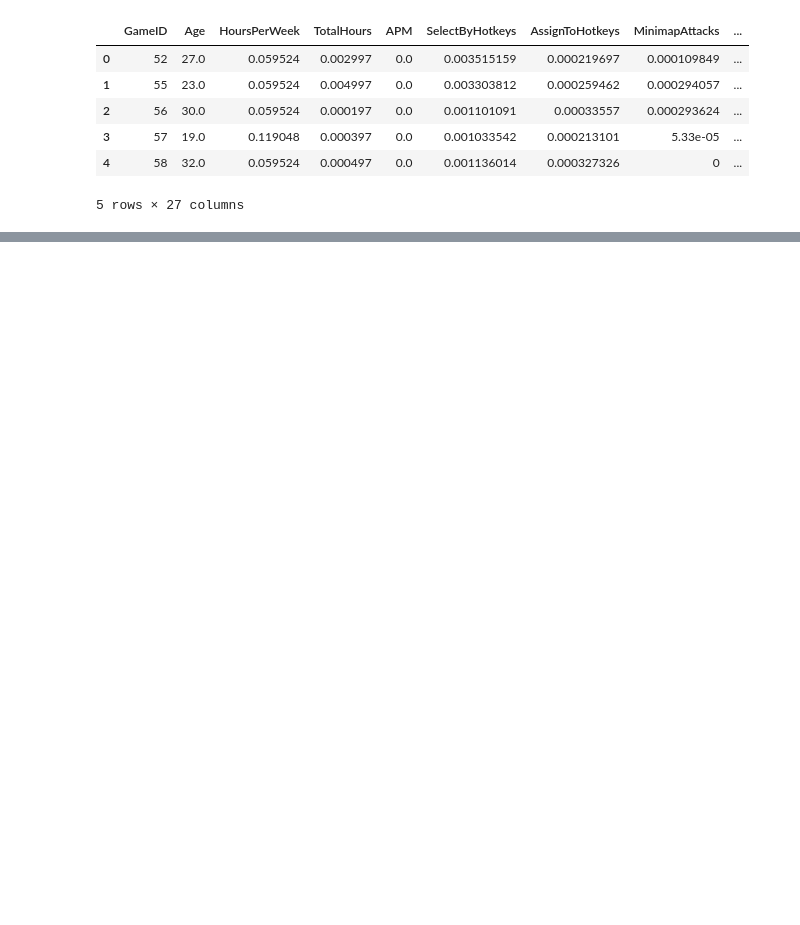
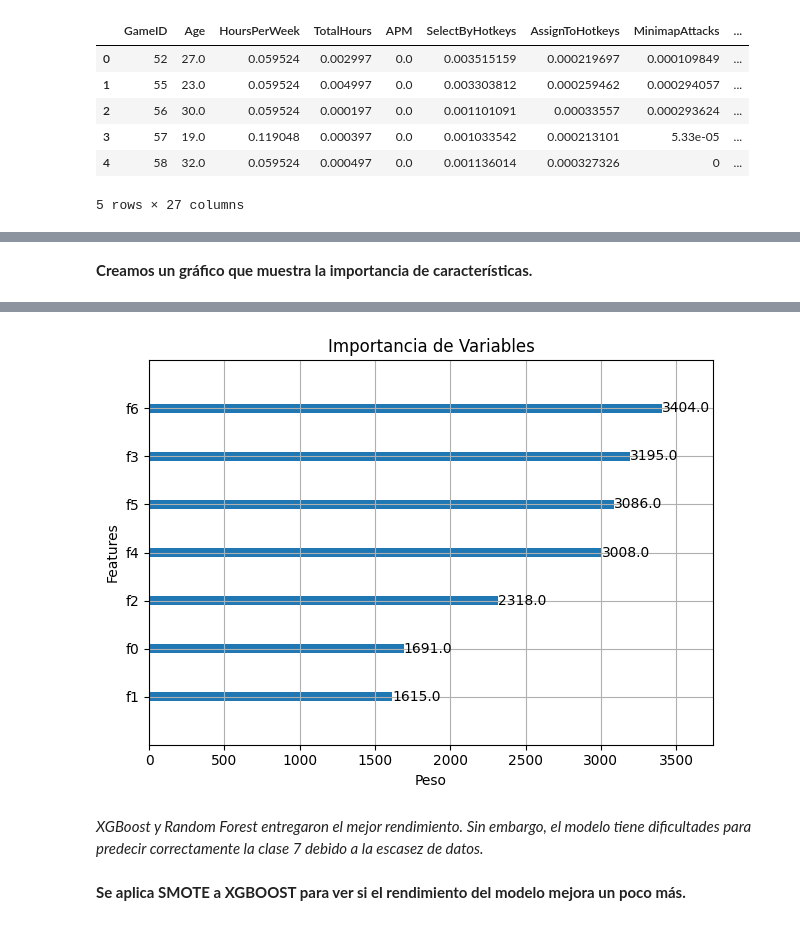
Before and after one commit to MatiasRai/ProyectoMineria, a Jupyter notebook: notebooks/Fase 4 Modelos.ipynb, the cells around one changed output, grey strips where cells are left out. Drawn from its saved outputs; the diff is of its cells as text; code cells hidden in the pictures; blank space fills up the shorter version.

Commit message:
Fase 4 modelos

```diff
--- a/notebooks/Fase 4 Modelos.ipynb
+++ b/notebooks/Fase 4 Modelos.ipynb
@@ -54,0 +167,9 @@ df.head()
+# %%
+log_model = LogisticRegression(max_iter=1000, multi_class='multinomial')
+log_model.fit(X_train, y_train)
+
+y_pred_log = log_model.predict(X_test)
+
+print("Logistic Regression - Clasificación")
+print(confusion_matrix(y_test, y_pred_log))
+print(classification_report(y_test, y_pred_log))
@@ -54,0 +221,9 @@ df.head()
+# %%
+knn_model = KNeighborsClassifier(n_neighbors=5)
+knn_model.fit(X_train, y_train)
+
+y_pred_knn = knn_model.predict(X_test)
+
+print("KNN - Clasificación")
+print(confusion_matrix(y_test, y_pred_knn))
+print(classification_report(y_test, y_pred_knn))
@@ -54,0 +250,16 @@ df.head()
+# %%
+# Ajustar los valores de las clases: de 1-8 → 0-7
+y_train_adj = y_train - 1
+y_test_adj = y_test - 1
+# %%
+xgb_model = XGBClassifier(use_label_encoder=False, eval_metric='mlogloss', random_state=42)
+xgb_model.fit(X_train, y_train_adj)
+
+y_pred_xgb = xgb_model.predict(X_test)
+
+# Como y_test sigue siendo 1–8 y y_pred es 0–7, sumamos 1 para que coincidan
+y_pred_xgb += 1
+
+print("XGBoost - Clasificación")
+print(confusion_matrix(y_test, y_pred_xgb))
+print(classification_report(y_test, y_pred_xgb))
@@ -54,0 +288,11 @@ df.head()
+# %% [markdown]
+**Creamos un gráfico que muestra la importancia de características.**
+# %%
+import matplotlib.pyplot as plt
+import xgboost as xgb
+
+# Crear el gráfico de importancia de características
+xgb.plot_importance(xgb_model, importance_type='weight', max_num_features=10, title='Importancia de Variables', xlabel='Peso')
+plt.tight_layout()
+plt.show()
+# %% [output]
@@ -54,0 +300,5 @@ df.head()
+[figure, added]
+# %% [markdown]
+*XGBoost y Random Forest entregaron el mejor rendimiento. Sin embargo, el modelo tiene dificultades para predecir correctamente la clase 7 debido a la escasez de datos.*
+# %% [markdown]
+**Se aplica SMOTE a XGBOOST para ver si el rendimiento del modelo mejora un poco más.**
```
Also changed, not shown: parts of 18 cells of this notebook, 3 other files.
